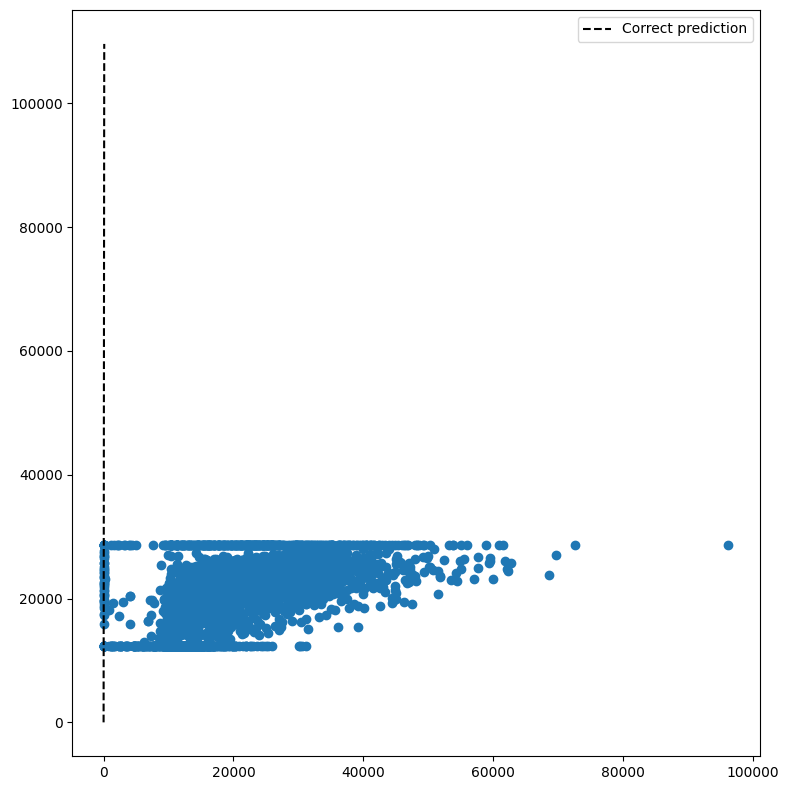
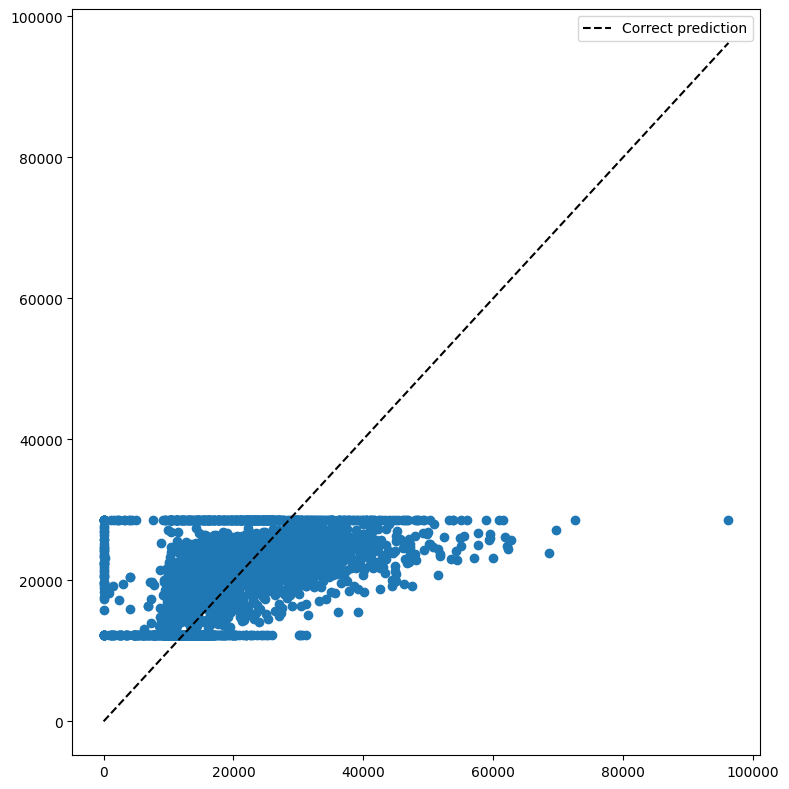
Code edit (unified diff) that turned the first committed figure into the second:
--- before
+++ after
@@ -19,5 +19,5 @@
 
 #Split Data
-X_train, X_test, y_train, y_test = model_selection.train_test_split(x, y, test_size=0.2, random_state=42)
+x_train, x_test, Y_train, Y_test = model_selection.train_test_split(x, y, test_size=0.2, random_state=42)
 
 #Import model
@@ -28,8 +28,8 @@
 
 #Fit model
-secondRegression.fit(X_train, y_train)
+secondRegression.fit(x_train, Y_train)
 
 #Test on test data
-pred = secondRegression.predict(X_test)
+prediction = secondRegression.predict(x_test)
 
 #Visulize predictions
@@ -37,6 +37,10 @@
 
 
-plt.scatter(y_test, pred)
-plt.plot([0, 100], [0, 109614], '--k', label="Correct prediction")
+plt.scatter(Y_test, prediction)
+#Define MAX and MIN
+minimun = min(Y_test.min(), prediction.min())
+maximum = max(Y_test.max(), prediction.max())
+
+plt.plot([minimun, maximum], [minimun, maximum], '--k', label="Correct prediction")
 
 
@@ -47,7 +51,7 @@
 
 #Evaluate model
-print('mean squared: ', mean_squared_error(y_test, pred))
+print('mean squared: ', mean_squared_error(Y_test, prediction))
 
-print('R2 score: ', r2_score(y_test, pred))
+print('R2 score: ', r2_score(Y_test, prediction))
 
 #Interpret Model >

Commit: Created using Colab